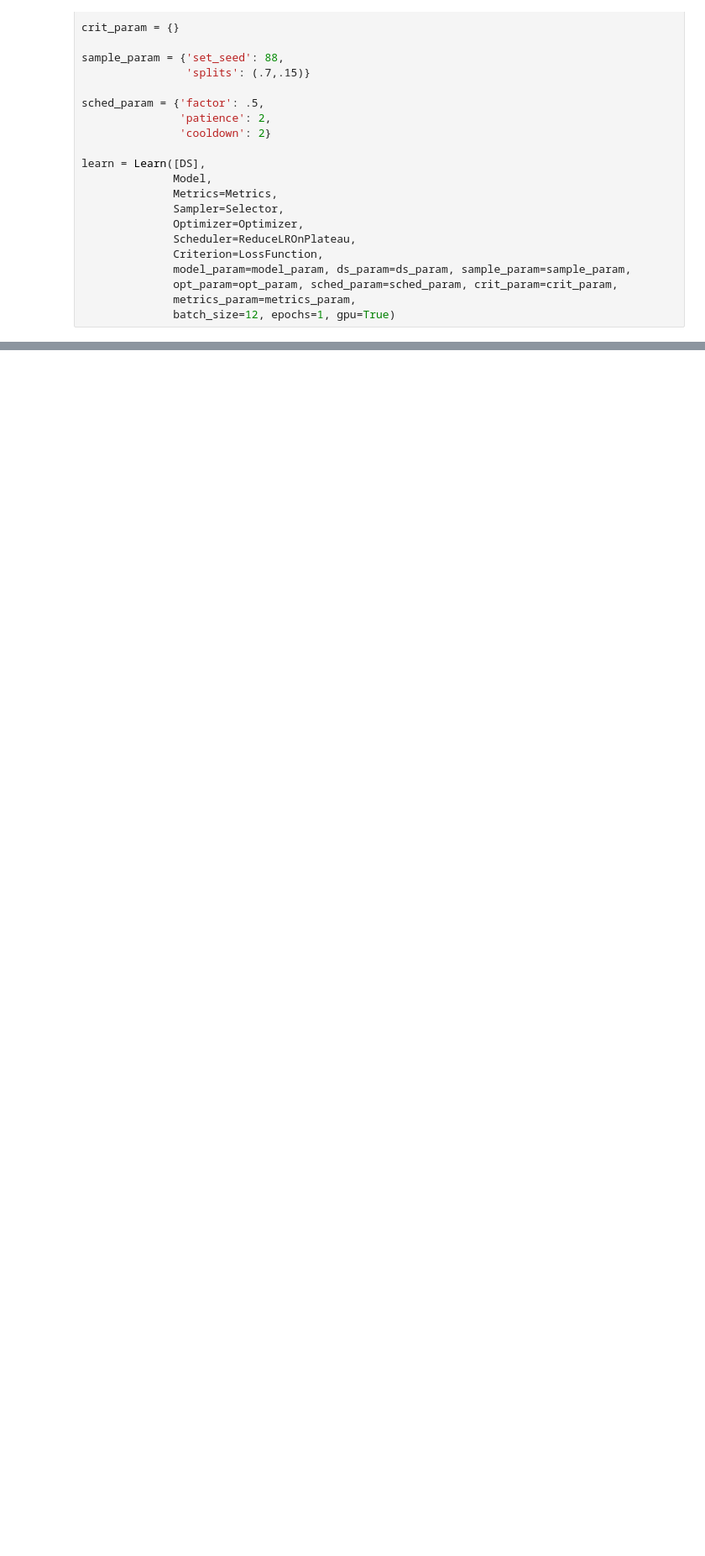
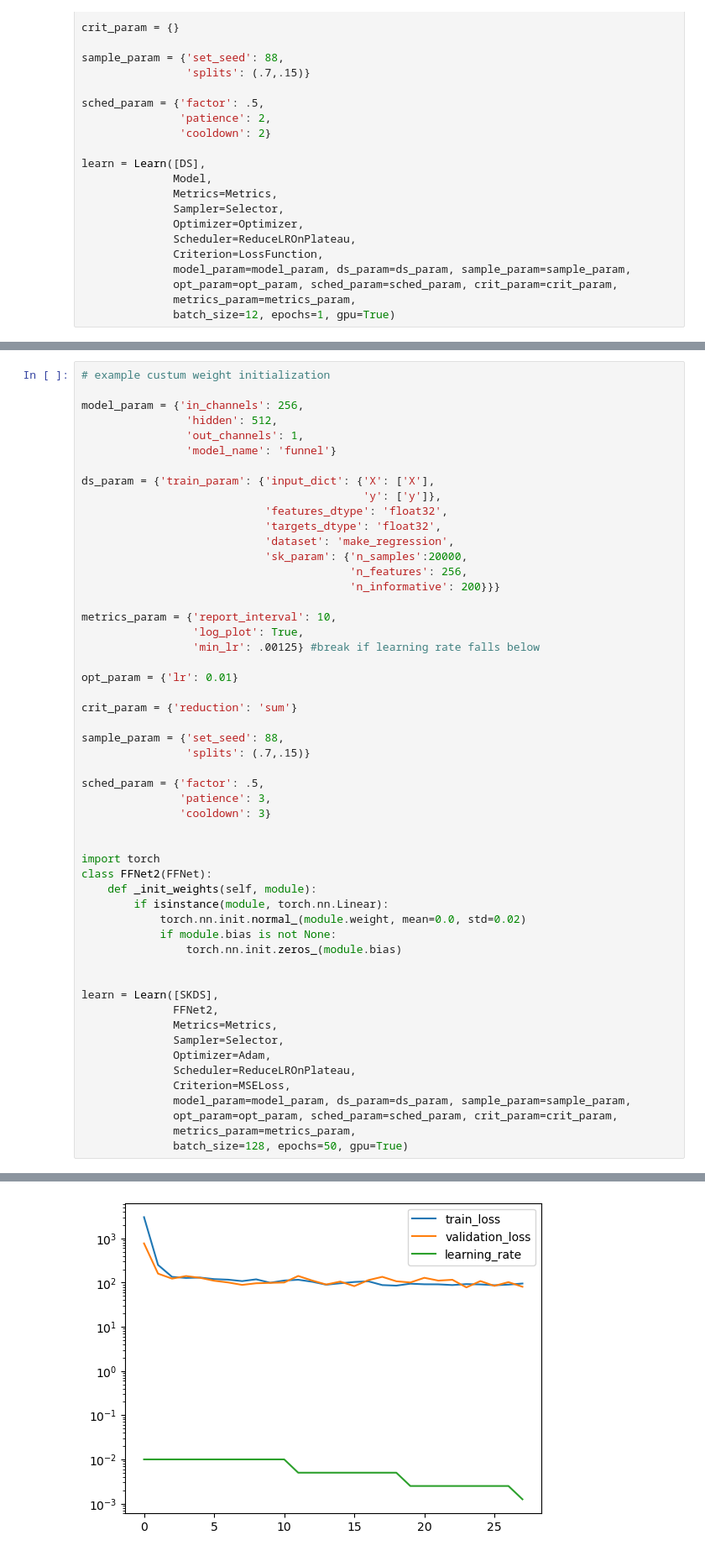
Before and after one commit to icanswim/cosmosis, a Jupyter notebook: experiment.ipynb, the cells around one changed output, grey strips where cells are left out. Shown at 84% size. Saved outputs shown, nothing was run; the diff lists cells and outputs as text; blank space fills up the shorter version.

Commit message:
upgraded weight init, working on transformer algo

```diff
--- a/experiment.ipynb
+++ b/experiment.ipynb
@@ -376,0 +355,54 @@ test loss: 272488.9431152344
+# %%
+# example custum weight initialization
+
+model_param = {'in_channels': 256,
+                'hidden': 512,
+                'out_channels': 1,
+                'model_name': 'funnel'}
+
+ds_param = {'train_param': {'input_dict': {'X': ['X'],
+                                           'y': ['y']},
+                            'features_dtype': 'float32',
+                            'targets_dtype': 'float32',
+                            'dataset': 'make_regression',
+                            'sk_param': {'n_samples':20000,
+                                         'n_features': 256,
+                                         'n_informative': 200}}}
+
+metrics_param = {'report_interval': 10,
+                 'log_plot': True,
+                 'min_lr': .00125} #break if learning rate falls below
+
+opt_param = {'lr': 0.01}
+
+crit_param = {'reduction': 'sum'}
+
+sample_param = {'set_seed': 88,
+                'splits': (.7,.15)}
+
+sched_param = {'factor': .5,
+               'patience': 3,
+               'cooldown': 3}
+
+
+import torch
+class FFNet2(FFNet):
+    def _init_weights(self, module):
+        if isinstance(module, torch.nn.Linear):
+            torch.nn.init.normal_(module.weight, mean=0.0, std=0.02)
+            if module.bias is not None:
+                torch.nn.init.zeros_(module.bias)
+
+
+learn = Learn([SKDS],
+              FFNet2,
+              Metrics=Metrics,
+              Sampler=Selector,
+              Optimizer=Adam,
+              Scheduler=ReduceLROnPlateau,
+              Criterion=MSELoss,
+              model_param=model_param, ds_param=ds_param, sample_param=sample_param,
+              opt_param=opt_param, sched_param=sched_param, crit_param=crit_param,
+              metrics_param=metrics_param,
+              batch_size=128, epochs=50, gpu=True)
+# %% [output]
@@ -377,3 +426,4 @@ test loss: 272488.9431152344
+[figure, added]
 # %%
 #example cosmosis sklearn classification dataset wrapper (SKDS) with sklearn metrics (Metrics) and
 #custom model (FFNet)
```
Also changed, not shown: parts of 13 cells of this notebook, 3 other files.
